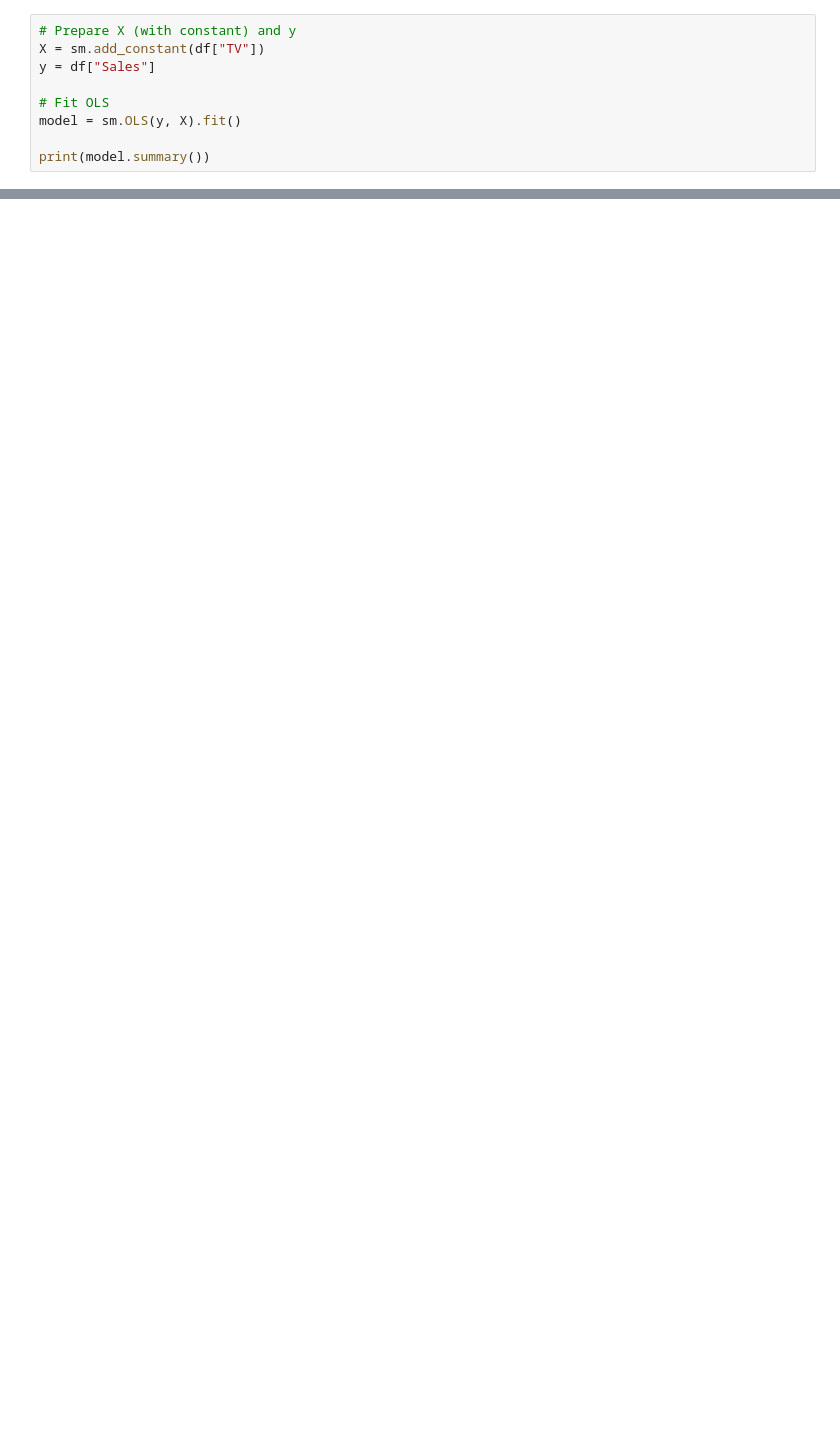
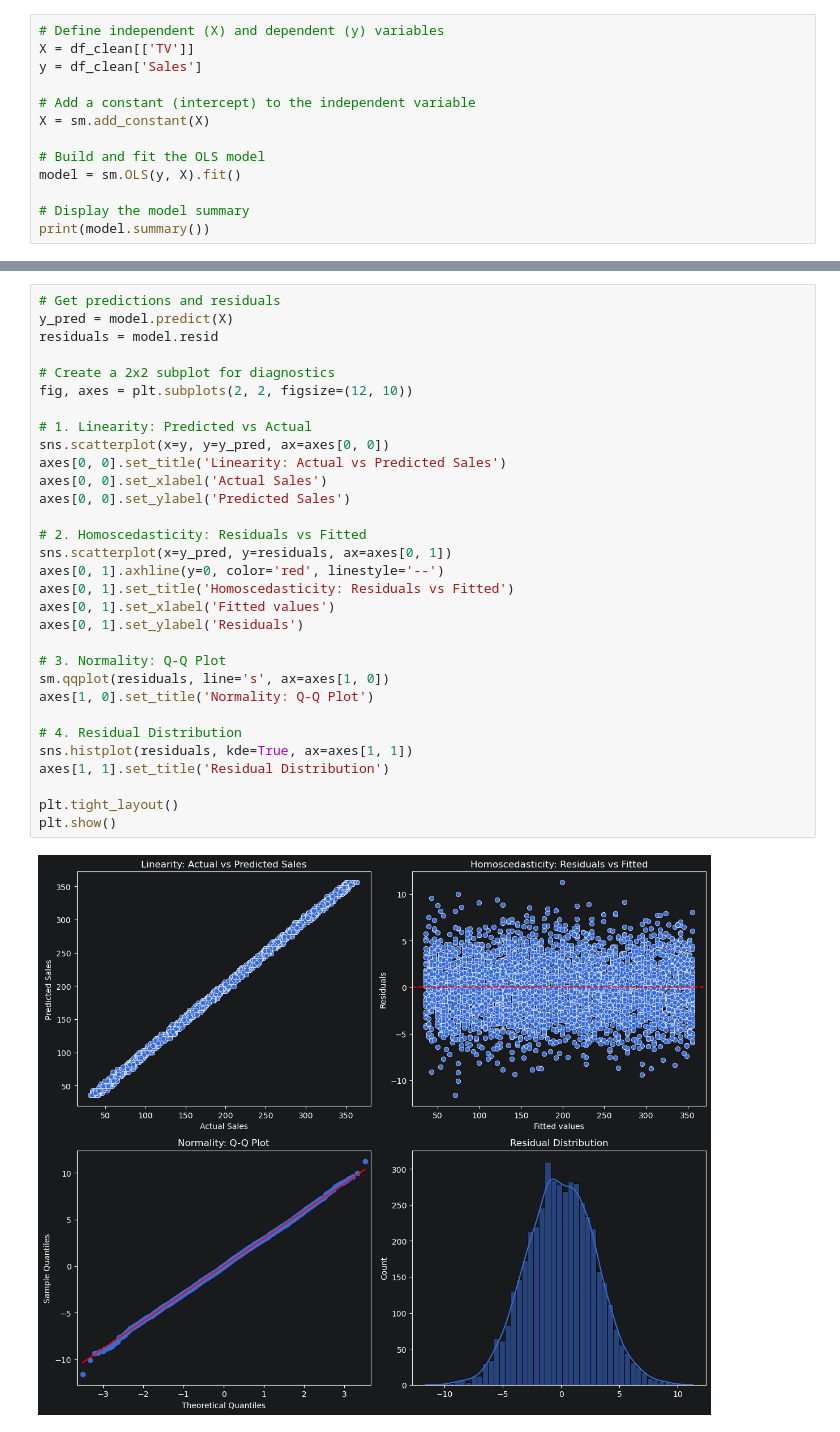
Before and after one commit to Dev0psKing/simple_regression_analysis, a Jupyter notebook: regression_analysis.ipynb, the cells around one changed output, grey strips where cells are left out. Saved outputs shown, nothing was run; the diff lists cells and outputs as text; blank space fills up the shorter version.

```diff
--- a/regression_analysis.ipynb
+++ b/regression_analysis.ipynb
@@ -167,11 +82,15 @@ minimal role in driving direct revenue at current spend levels.
 # %%
-# Prepare X (with constant) and y
-X = sm.add_constant(df["TV"])
-y = df["Sales"]
+# Define independent (X) and dependent (y) variables
+X = df_clean[['TV']]
+y = df_clean['Sales']
 
-# Fit OLS
+# Add a constant (intercept) to the independent variable
+X = sm.add_constant(X)
+
+# Build and fit the OLS model
 model = sm.OLS(y, X).fit()
 
+# Display the model summary
 print(model.summary())
 # %% [output]
                             OLS Regression Results
@@ -376,0 +116,33 @@ and satisfies all OLS assumptions — making this finding highly reliable.
+# %%
+# Get predictions and residuals
+y_pred = model.predict(X)
+residuals = model.resid
+
+# Create a 2x2 subplot for diagnostics
+fig, axes = plt.subplots(2, 2, figsize=(12, 10))
+
+# 1. Linearity: Predicted vs Actual
+sns.scatterplot(x=y, y=y_pred, ax=axes[0, 0])
+axes[0, 0].set_title('Linearity: Actual vs Predicted Sales')
+axes[0, 0].set_xlabel('Actual Sales')
+axes[0, 0].set_ylabel('Predicted Sales')
+
+# 2. Homoscedasticity: Residuals vs Fitted
+sns.scatterplot(x=y_pred, y=residuals, ax=axes[0, 1])
+axes[0, 1].axhline(y=0, color='red', linestyle='--')
+axes[0, 1].set_title('Homoscedasticity: Residuals vs Fitted')
+axes[0, 1].set_xlabel('Fitted values')
+axes[0, 1].set_ylabel('Residuals')
+
+# 3. Normality: Q-Q Plot
+sm.qqplot(residuals, line='s', ax=axes[1, 0])
+axes[1, 0].set_title('Normality: Q-Q Plot')
+
+# 4. Residual Distribution
+sns.histplot(residuals, kde=True, ax=axes[1, 1])
+axes[1, 1].set_title('Residual Distribution')
+
+plt.tight_layout()
+plt.show()
+# %% [output]
+[figure, added]
```
Also changed, not shown: parts of 39 cells of this notebook, 4 other files.
